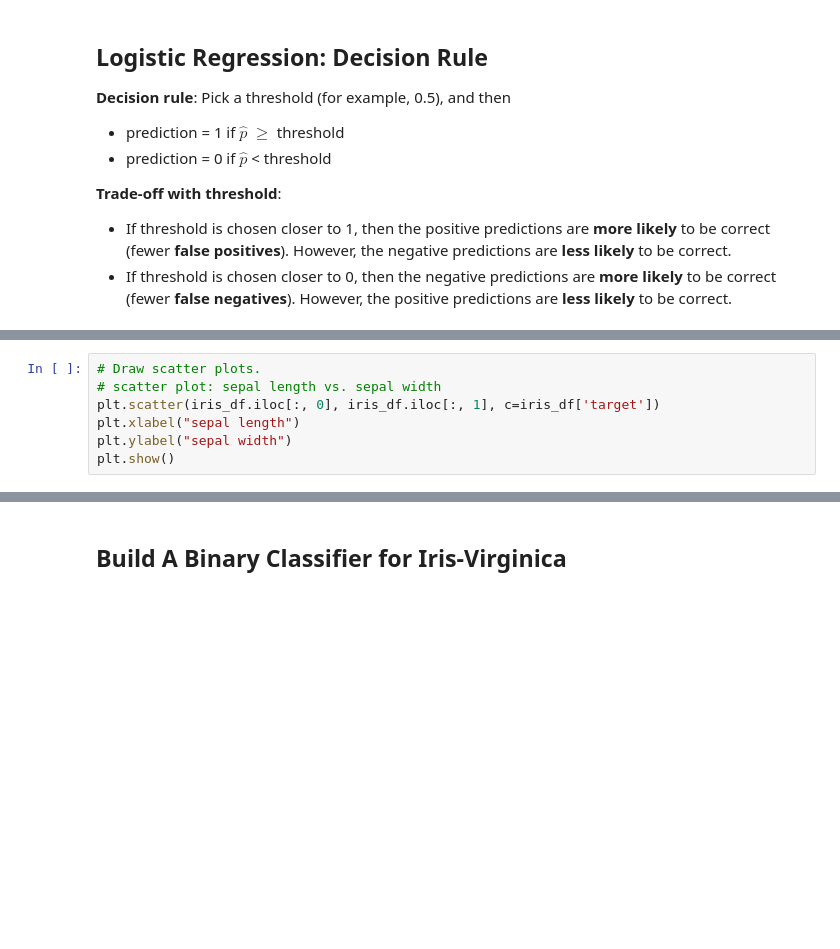
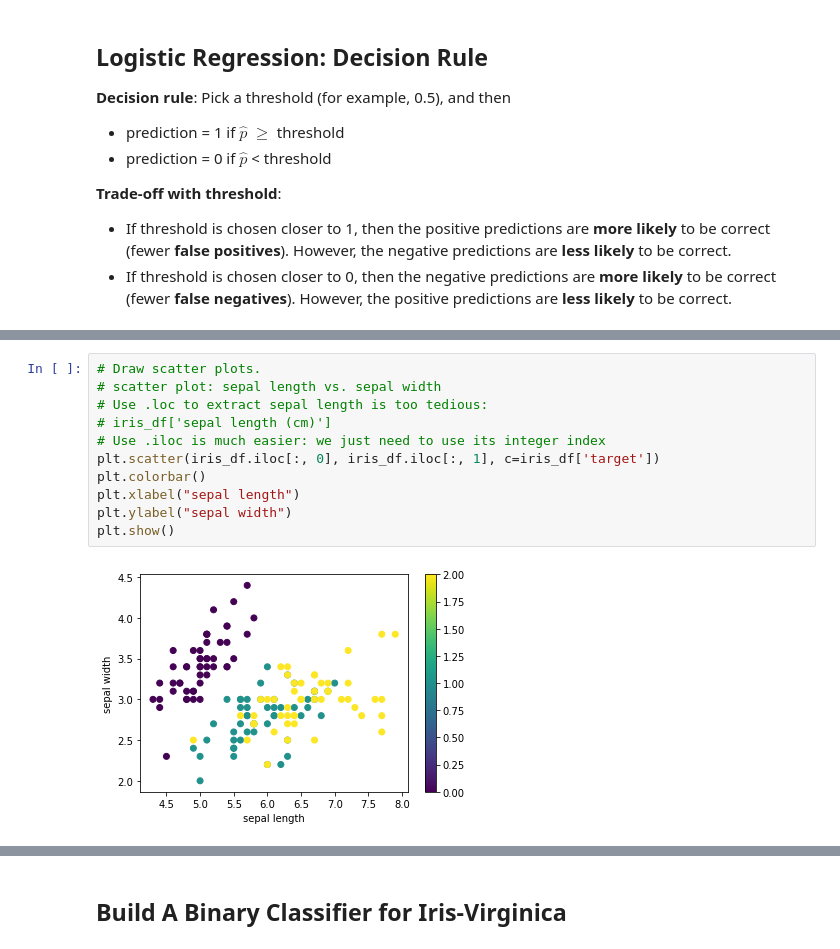
Before and after one commit to ch00226855/CMP414-765_Spring2020, a Jupyter notebook: Week07W_LogisticRegression.ipynb, the cells around one changed output, grey strips where cells are left out. Drawn from its saved outputs; the diff is of its cells as text; blank space fills up the shorter version.

```diff
--- a/Week07W_LogisticRegression.ipynb
+++ b/Week07W_LogisticRegression.ipynb
@@ -122,10 +220,16 @@ iris_df.describe()
 # %%
 # Draw scatter plots.
 # scatter plot: sepal length vs. sepal width
+# Use .loc to extract sepal length is too tedious:
+# iris_df['sepal length (cm)']
+# Use .iloc is much easier: we just need to use its integer index
 plt.scatter(iris_df.iloc[:, 0], iris_df.iloc[:, 1], c=iris_df['target'])
+plt.colorbar()
 plt.xlabel("sepal length")
 plt.ylabel("sepal width")
 plt.show()
+# %% [output]
+[figure, added]
 # %%
 # Draw all scatter plots
 from pandas.plotting import scatter_matrix
```
Also changed, not shown: parts of 37 cells of this notebook.
